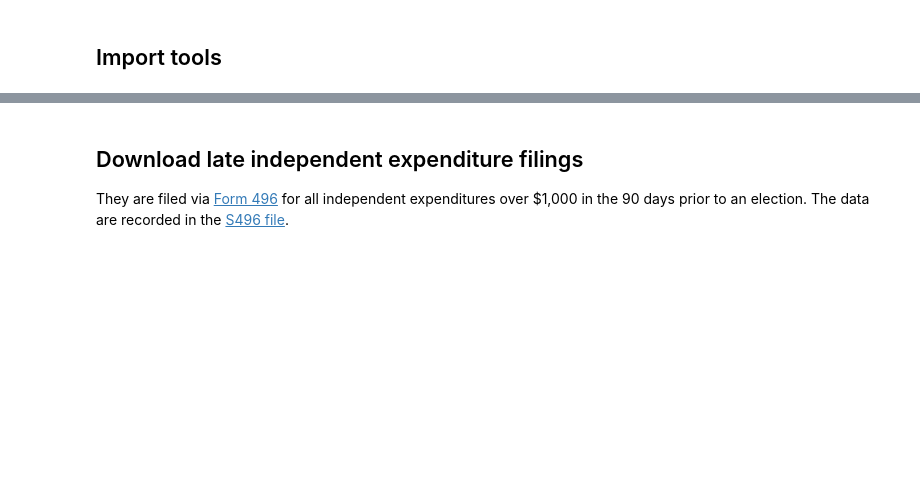
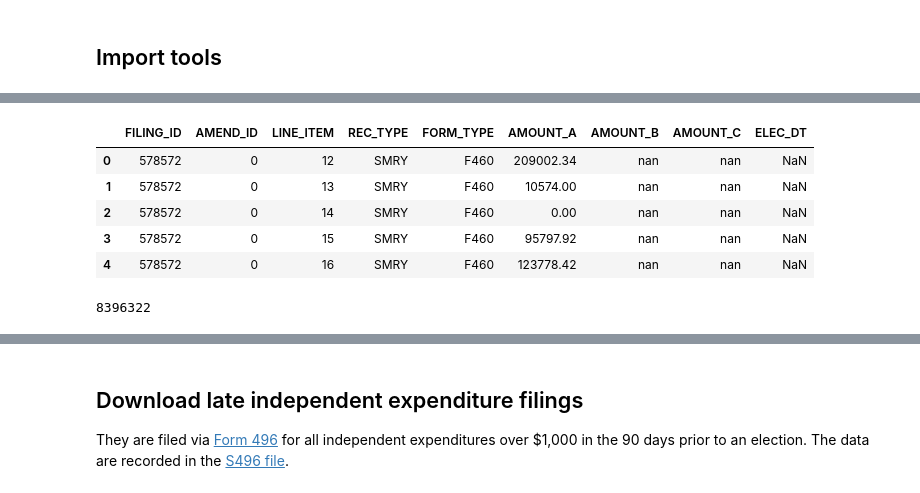
Before and after one commit to palewire/python-calaccess-notebooks, a Jupyter notebook: independent-expenditures.ipynb, the cells around one changed output, grey strips where cells are left out. Saved outputs shown, nothing was run; the diff lists cells and outputs as text; code cells hidden in the pictures; blank space fills up the shorter version.

```diff
--- a/independent-expenditures.ipynb
+++ b/independent-expenditures.ipynb
@@ -17,0 +26,2 @@ pandas.set_option('display.float_format', lambda x: '%.2f' % x)
+# %%
+path = os.path.join(os.getcwd(), 'smry_cd.csv')
@@ -17,0 +33,2 @@ pandas.set_option('display.float_format', lambda x: '%.2f' % x)
+# %%
+df = pandas.read_csv(path)
@@ -17,0 +54,13 @@ pandas.set_option('display.float_format', lambda x: '%.2f' % x)
+# %%
+df.head()
+# %% [output]
+|  | FILING_ID | AMEND_ID | LINE_ITEM | REC_TYPE | FORM_TYPE | AMOUNT_A | AMOUNT_B | AMOUNT_C | ELEC_DT |
+| 0 | 578572 | 0 | 12 | SMRY | F460 | 209002.34 | nan | nan | NaN |
+| 1 | 578572 | 0 | 13 | SMRY | F460 | 10574.00 | nan | nan | NaN |
+| 2 | 578572 | 0 | 14 | SMRY | F460 | 0.00 | nan | nan | NaN |
+| 3 | 578572 | 0 | 15 | SMRY | F460 | 95797.92 | nan | nan | NaN |
+| 4 | 578572 | 0 | 16 | SMRY | F460 | 123778.42 | nan | nan | NaN |
+# %%
+print len(df)
+# %% [output]
+8396322
```
Also changed, not shown: parts of 28 cells of this notebook, 1 other file.
